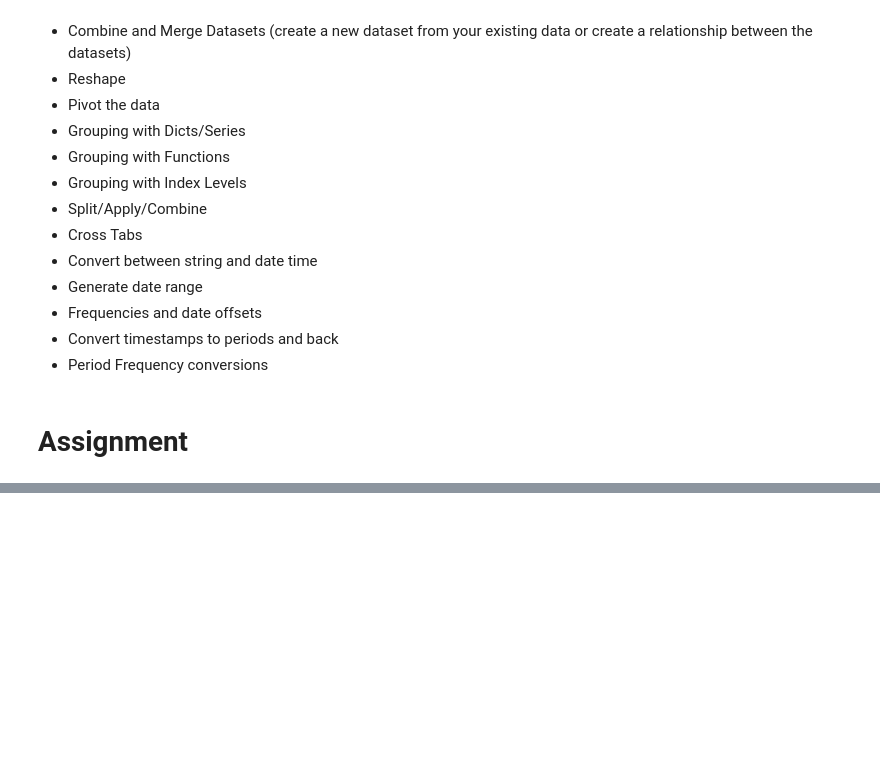
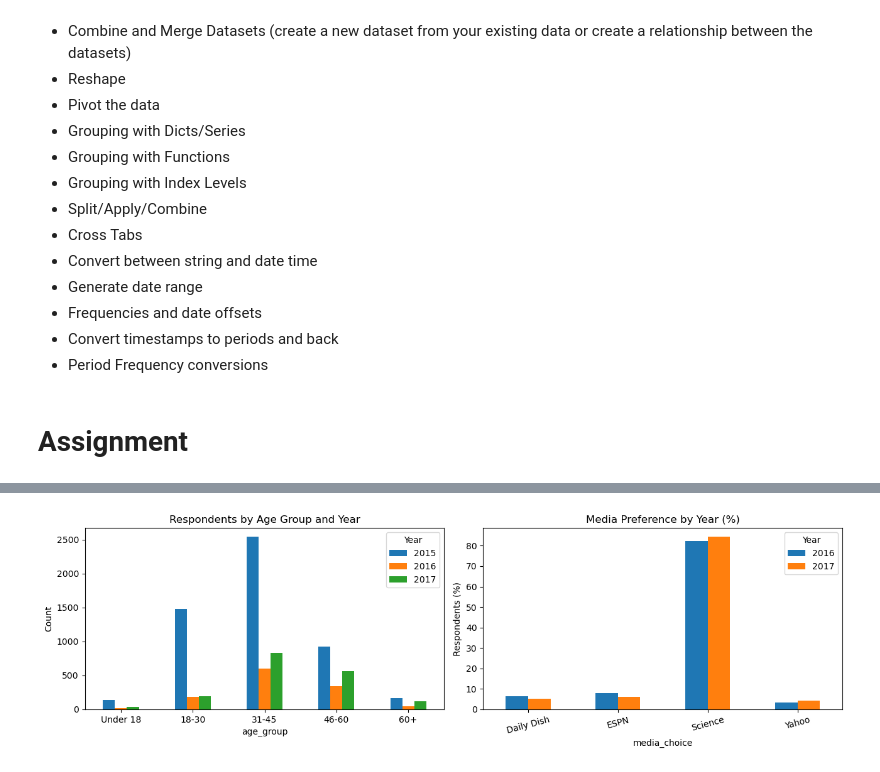
Before and after one commit to CmdrJorgs/datasci-school, a Jupyter notebook: 540/weeks_7-8/david-jorgensen_540_Week7and8.ipynb, the cells around one changed output, grey strips where cells are left out. Saved outputs shown, nothing was run; the diff lists cells and outputs as text; code cells hidden in the pictures; blank space fills up the shorter version.

```diff
--- a/540/weeks_7-8/david-jorgensen_540_Week7and8.ipynb
+++ b/540/weeks_7-8/david-jorgensen_540_Week7and8.ipynb
@@ -42,0 +795,20 @@ candy_hierarchy_2017 = pd.read_excel('./weeks_7-8_data/candyhierarchy2017.xlsx')
+# %%
+# ---- Combine 2016 + 2017 media data ----
+media_16 = c16[['media_choice']].assign(year=2016)
+media_17 = c17[['media_choice']].assign(year=2017)
+media_all = pd.concat([media_16, media_17], ignore_index=True)
+
+media_pivot = (
+    media_all.dropna(subset=['media_choice'])
+    .groupby(['year', 'media_choice'])
+    .size()
+    .unstack(fill_value=0)
+)
+
+print('Media preference count by year:')
+print(media_pivot)
+
+# Normalize to proportions
+media_pct = media_pivot.div(media_pivot.sum(axis=1), axis=0).round(3) * 100
+print('\nMedia preference (%) by year:')
+print(media_pct)
@@ -42,0 +985,26 @@ candy_hierarchy_2017 = pd.read_excel('./weeks_7-8_data/candyhierarchy2017.xlsx')
+# %%
+fig, axes = plt.subplots(1, 2, figsize=(13, 4))
+
+# Chart 3: Respondent age distribution across all years
+age_counts = (
+    all_respondents
+    .dropna(subset=['age_group'])
+    .groupby(['year', 'age_group'], observed=True)
+    .size()
+    .unstack(level=0, fill_value=0)
+)
+age_counts.plot(kind='bar', ax=axes[0], rot=0)
+axes[0].set_title('Respondents by Age Group and Year')
+axes[0].set_ylabel('Count')
+axes[0].legend(title='Year')
+
+# Chart 4: Media preference comparison 2016 vs 2017
+media_pct.T.plot(kind='bar', ax=axes[1], rot=15)
+axes[1].set_title('Media Preference by Year (%)')
+axes[1].set_ylabel('Respondents (%)')
+axes[1].legend(title='Year')
+
+plt.tight_layout()
+plt.show()
+# %% [output]
+[figure, added]
```
Also changed, not shown: parts of 50 cells of this notebook, 1 other file.
